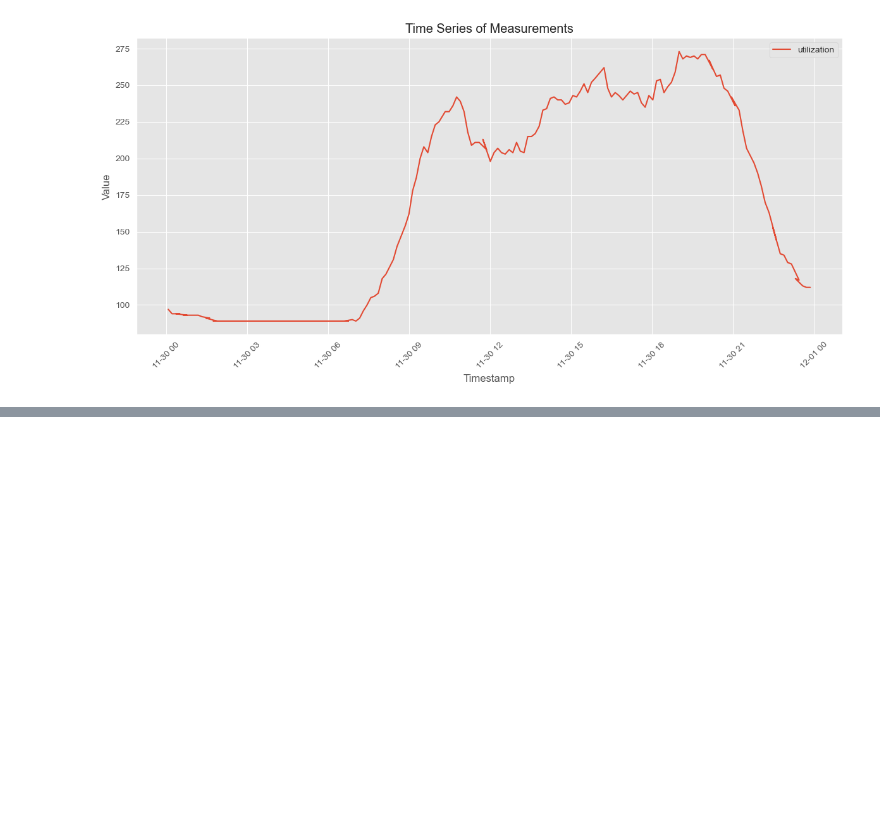
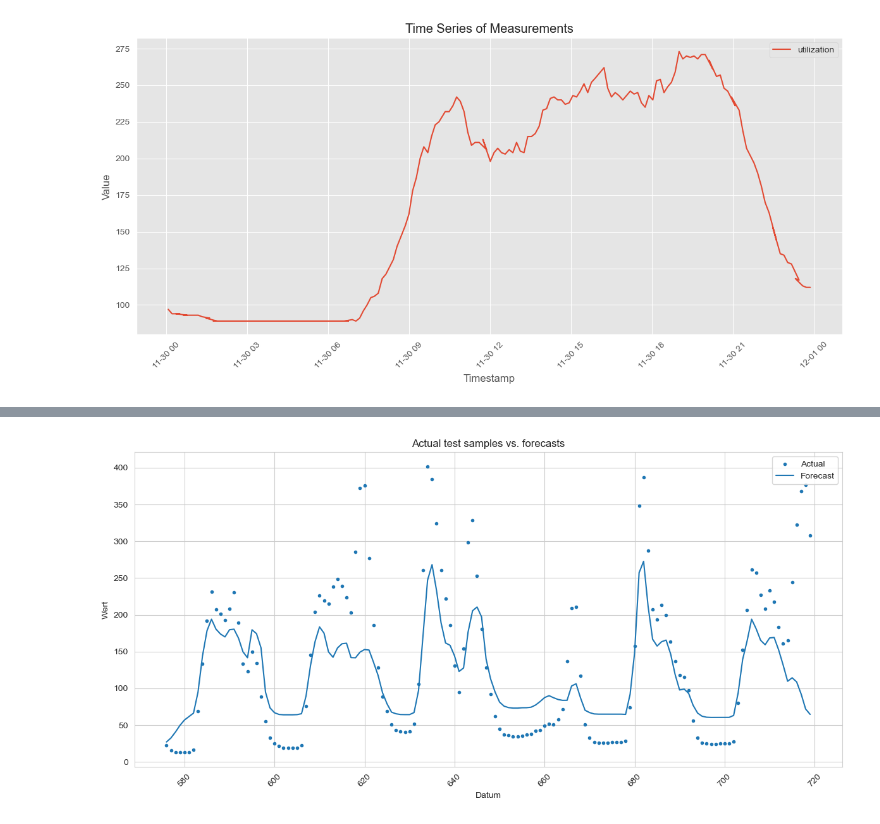
Before and after one commit to veronikaKircsev/ParkData, a Jupyter notebook: sample.ipynb, the cells around one changed output, grey strips where cells are left out. Cells and saved outputs as stored; diff of their text form; code cells hidden in the pictures; blank space fills up the shorter version.

```diff
--- a/sample.ipynb
+++ b/sample.ipynb
@@ -205,3 +260,81 @@ df_filtered.head(5)
 # %%
-df_filtered.index
+import pandas as pd
+import pmdarima as pm
+from pmdarima import model_selection
+import numpy as np
+from matplotlib import pyplot as plt
+import warnings
+warnings.simplefilter(action='ignore', category=FutureWarning)
+
+data = pd.read_csv('./data/stadtgarage.csv')
+df = pd.DataFrame(data)
+df['timestamp'] = pd.to_datetime(df['timestamp'])
+df = df.sort_values('timestamp')
+
+start_date = pd.to_datetime('2023-11-30')
+end_date = pd.to_datetime('2024-11-12')
+train_date_start = pd.to_datetime('2024-04-01')
+train_date_end = pd.to_datetime('2024-05-01')
+
+df =df[(df['timestamp'] >= start_date) & (df['timestamp'] <= end_date)]
+df_filtered = df[df['measurement_name'] == 'utilization']
+df_filtered_train = df_filtered[(df_filtered['timestamp'] >= train_date_start) & (df_filtered['timestamp'] <= train_date_end)]
+
+df_filtered_train.set_index('timestamp', inplace=True)
+
+df_filetered_hourly_train = df_filtered_train['value'].resample('1H').mean()
+
+df_filetered_hourly_train = df_filetered_hourly_train.reset_index()
+df_filetered_hourly_train = df_filetered_hourly_train.dropna()
+print(df_filetered_hourly_train.head())
+
+#time_windows = [
+ #   ('2023-11-30', '2024-02-29'),
+  #  ('2024-03-01', '2024-05-31'),
+   # ('2024-06-01', '2024-08-31'),
+    #('2024-09-01', '2024-10-31'),
+    #('2024-11-01', '2024-11-12'),
+#]
+
+#for i, (start_str, end_str) in enumerate(time_windows):
+ #   start = pd.to_datetime(start_str)
+  #  end = pd.to_datetime(end_str)
+
+    # Fenster extrahieren
+   # window_df = df_filetered_hourly_train[
+    #    (df_filetered_hourly_train['timestamp'] >= start) &
+     #   (df_filetered_hourly_train['timestamp'] <= end)
+    #]
+
+   # window_df.set_index('timestamp', inplace=True)
+
+    # Train/Test Split (z.B. 80%/20%)
+train_size = int(len(df_filetered_hourly_train) * 0.8)
+print(train_size)
+#train, test = df_filetered_hourly_train['value'][:train_size], df_filetered_hourly_train['value'][train_size:]
+train, test = model_selection.train_test_split(df_filetered_hourly_train['value'], train_size= train_size)
+
+arima = pm.auto_arima(train, error_action='ignore', trace=True,
+                      suppress_warnings=True, maxiter=5,
+                      seasonal=True, m=168)
+
+#forecast = arima.predict(n_periods=12)
+
+   # plt.figure(i+1)
+x = test.index
+plt.figure(figsize=(12, 6))
+plt.scatter(x, test, marker='.', label='Actual')
+plt.plot(x, arima.predict(n_periods=test.shape[0]), label='Forecast')
+#plt.plot(x, arima.predict(n_periods=len(test)), label='Forecast')
+#plt.title(f'Fenster {i+1}: {start_str} bis {end_str}')
+plt.title('Actual test samples vs. forecasts')
+plt.xlabel('Datum')
+plt.ylabel('Wert')
+plt.legend()
+plt.xticks(rotation=45)
+plt.tight_layout()
+
+
+
+plt.show()
 # %% [output]
@@ -208,0 +358 @@ TypeError: unsupported operand type(s) for -: 'str' and 'str'
+[figure, added]
```
Also changed, not shown: parts of 6 cells of this notebook.
